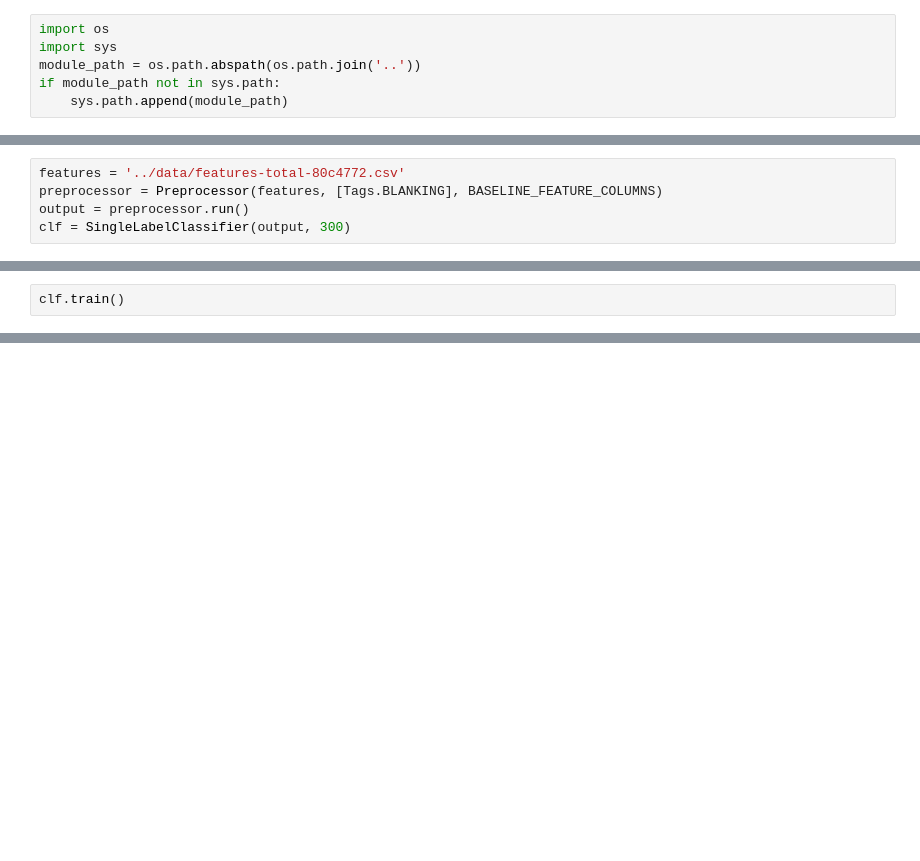
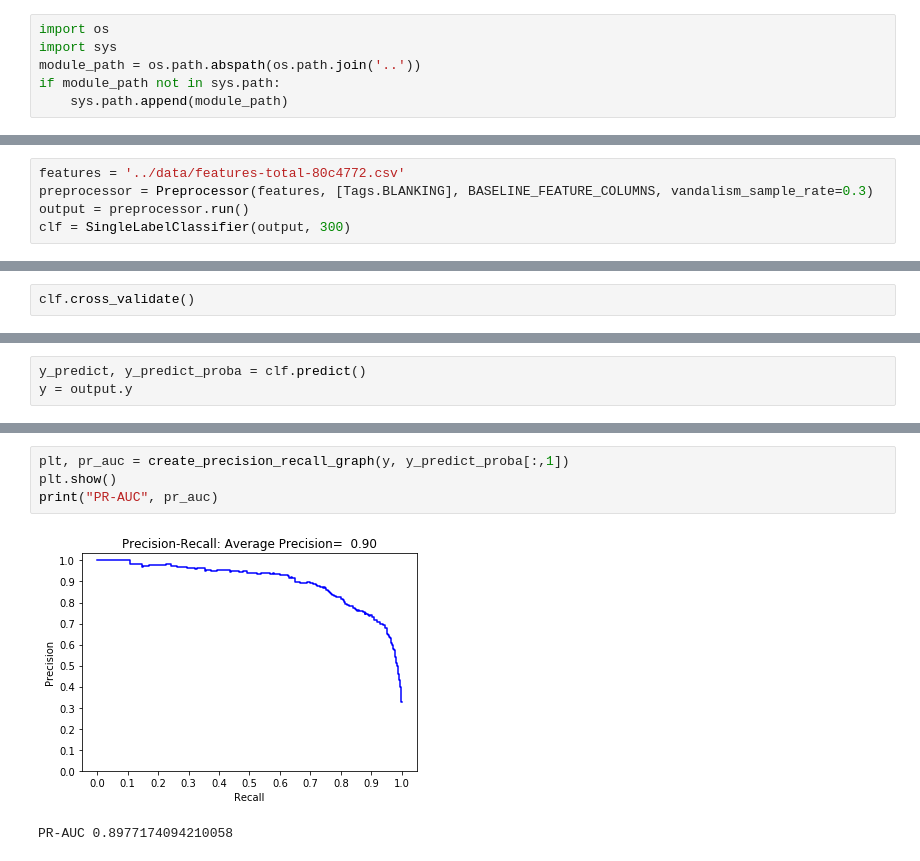
Before and after one commit to HPI-Information-Systems/wikipediatablevandalism, a Jupyter notebook: vandalism-classifier/notebook/single_label_classifier_evaluation.ipynb, the cells around one changed output, grey strips where cells are left out. Drawn from its saved outputs; the diff is of its cells as text; blank space fills up the shorter version.

```diff
--- a/vandalism-classifier/notebook/single_label_classifier_evaluation.ipynb
+++ b/vandalism-classifier/notebook/single_label_classifier_evaluation.ipynb
@@ -12,5 +15,5 @@ from preprocessing.tags import Tags
 # %%
 features = '../data/features-total-80c4772.csv'
-preprocessor = Preprocessor(features, [Tags.BLANKING], BASELINE_FEATURE_COLUMNS)
+preprocessor = Preprocessor(features, [Tags.BLANKING], BASELINE_FEATURE_COLUMNS, vandalism_sample_rate=0.3)
 output = preprocessor.run()
 clf = SingleLabelClassifier(output, 300)
@@ -22,3 +20,3 @@ See the caveats in the documentation: http://pandas.pydata.org/pandas-docs/stabl
 # %%
-clf.train()
+clf.cross_validate()
 # %% [output]
@@ -33,0 +37,3 @@ y_predict = clf.test()
+# %%
+y_predict, y_predict_proba = clf.predict()
+y = output.y
@@ -33,0 +57,7 @@ y_predict = clf.test()
+# %%
+plt, pr_auc = create_precision_recall_graph(y, y_predict_proba[:,1])
+plt.show()
+print("PR-AUC", pr_auc)
+# %% [output]
+[figure, added]
+PR-AUC 0.8977174094210058
```
Also changed, not shown: parts of 9 cells of this notebook, 6 other files.
